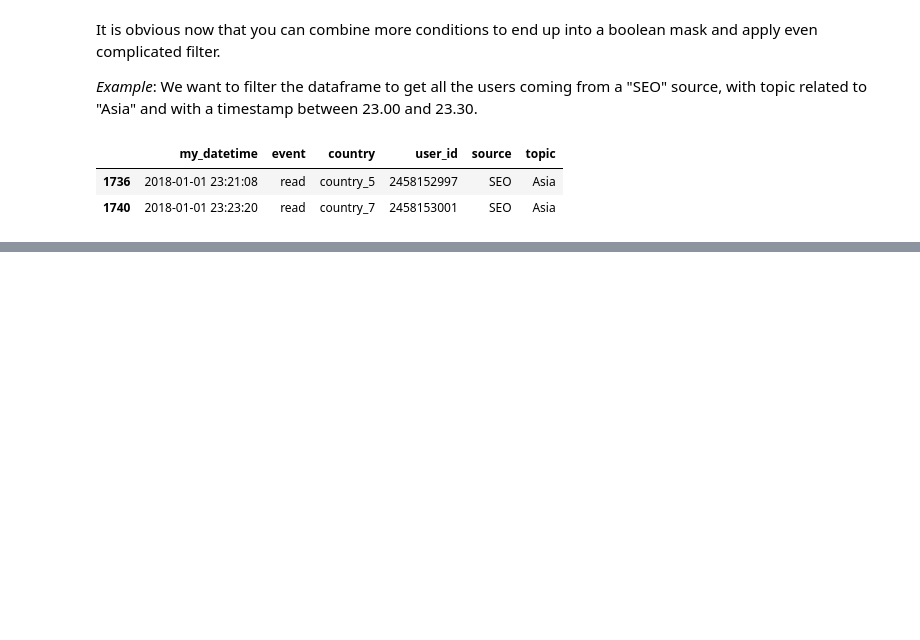
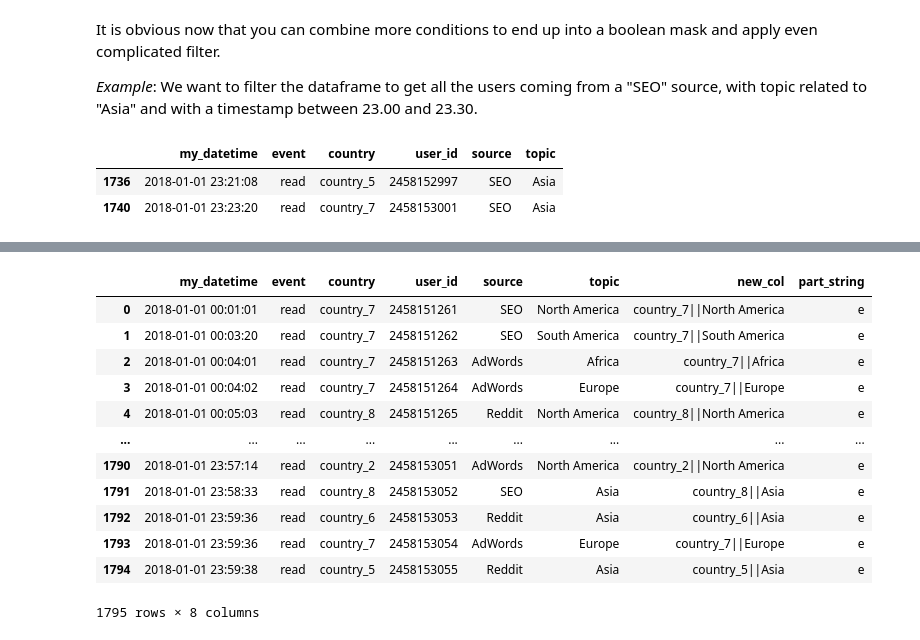
Before and after one commit to oscar-defelice/DSAcademy-lectures, a Jupyter notebook: Lectures_src/01.Pandas/01.Pandas.ipynb, the cells around one changed output, grey strips where cells are left out. Cells and saved outputs as stored; diff of their text form; code cells hidden in the pictures; blank space fills up the shorter version.

```diff
--- a/Lectures_src/01.Pandas/01.Pandas.ipynb
+++ b/Lectures_src/01.Pandas/01.Pandas.ipynb
@@ -451,0 +460,4 @@ df[bool_mask]
+# %%
+# Create a new column as the string concatenation of "country" and "topic"
+df["new_col"] = df.country + "||" + df.topic
+df
@@ -451,0 +478,18 @@ df[bool_mask]
+# %%
+# Create a further column made by the 2nd letter of the string contained in the "event" column
+df["part_string"] = df.event.str[1]
+df
+# %% [output]
+|  | my_datetime | event | country | user_id | source | topic | new_col | part_string |
+| 0 | 2018-01-01 00:01:01 | read | country_7 | 2458151261 | SEO | North America | country_7||North America | e |
+| 1 | 2018-01-01 00:03:20 | read | country_7 | 2458151262 | SEO | South America | country_7||South America | e |
+| 2 | 2018-01-01 00:04:01 | read | country_7 | 2458151263 | AdWords | Africa | country_7||Africa | e |
+| 3 | 2018-01-01 00:04:02 | read | country_7 | 2458151264 | AdWords | Europe | country_7||Europe | e |
+| 4 | 2018-01-01 00:05:03 | read | country_8 | 2458151265 | Reddit | North America | country_8||North America | e |
+| ... | ... | ... | ... | ... | ... | ... | ... | ... |
+| 1790 | 2018-01-01 23:57:14 | read | country_2 | 2458153051 | AdWords | North America | country_2||North America | e |
+| 1791 | 2018-01-01 23:58:33 | read | country_8 | 2458153052 | SEO | Asia | country_8||Asia | e |
+| 1792 | 2018-01-01 23:59:36 | read | country_6 | 2458153053 | Reddit | Asia | country_6||Asia | e |
+| 1793 | 2018-01-01 23:59:36 | read | country_7 | 2458153054 | AdWords | Europe | country_7||Europe | e |
+| 1794 | 2018-01-01 23:59:38 | read | country_5 | 2458153055 | Reddit | Asia | country_5||Asia | e |
+1795 rows × 8 columns
```
Also changed, not shown: parts of 68 cells of this notebook, 5 other files.
